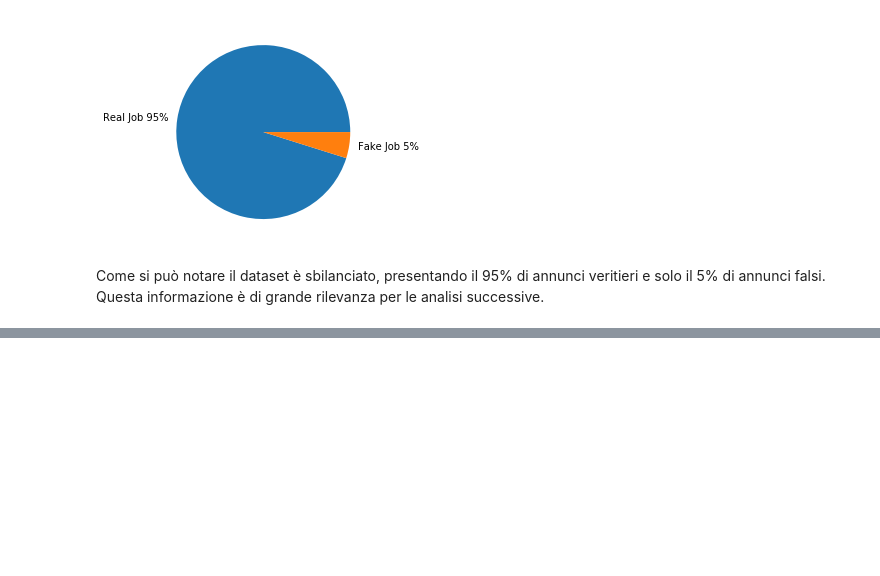
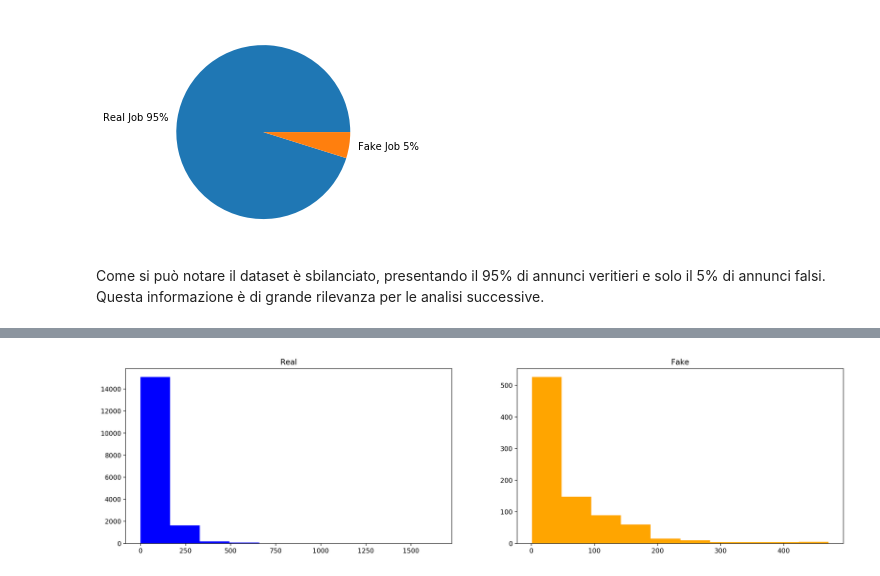
Before and after one commit to Elmaravilla7/DataMiningFJ, a Jupyter notebook: FakeJobPrediction.ipynb, the cells around one changed output, grey strips where cells are left out. Cells and saved outputs as stored; diff of their text form; code cells hidden in the pictures; blank space fills up the shorter version.

```diff
--- a/FakeJobPrediction.ipynb
+++ b/FakeJobPrediction.ipynb
@@ -128,0 +172,4 @@ Questa informazione è di grande rilevanza per le analisi successive.
+# %%
+istogrammi('requirements')
+# %% [output]
+[figure, added]
```
Also changed, not shown: parts of 22 cells of this notebook.
